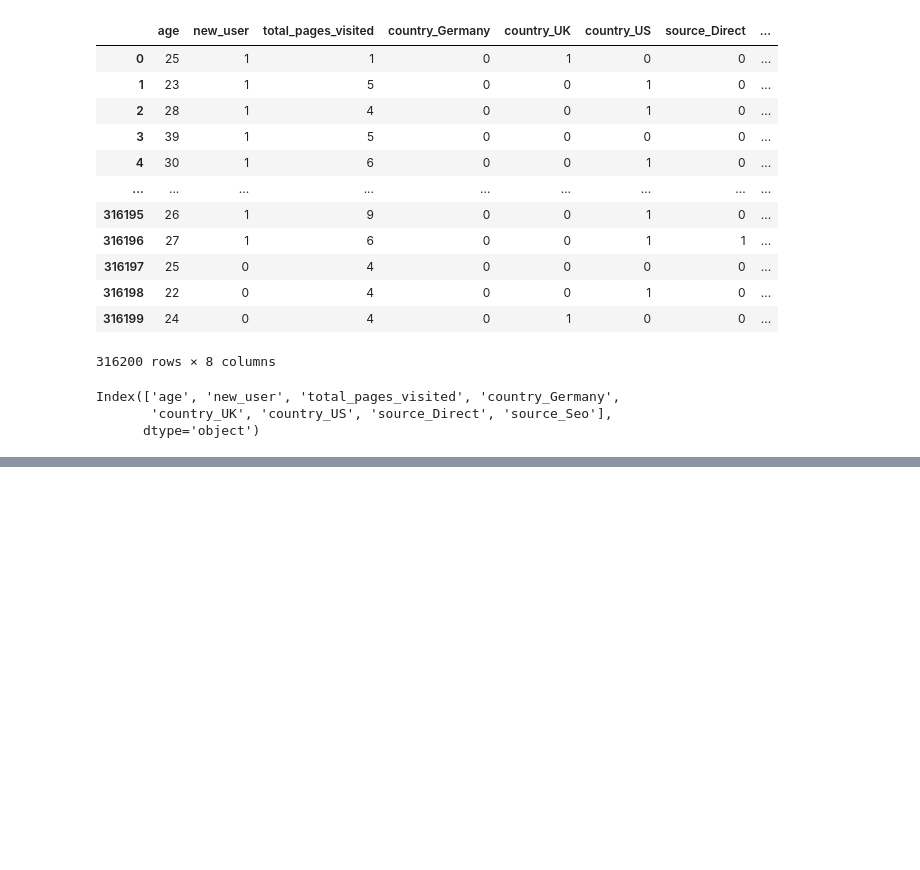
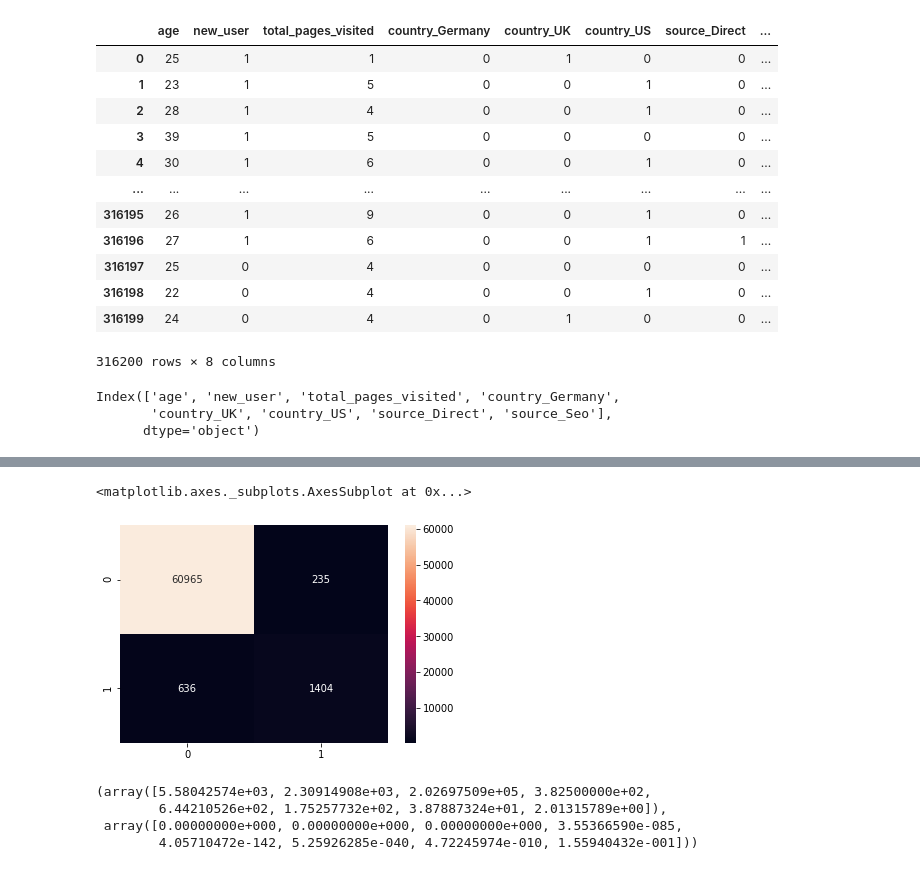
Before and after one commit to Baigala/03-Conversion-rate, a Jupyter notebook: Conversion Project.ipynb, the cells around one changed output, grey strips where cells are left out. Cells and saved outputs as stored; diff of their text form; code cells hidden in the pictures; blank space fills up the shorter version.

```diff
--- a/Conversion Project.ipynb
+++ b/Conversion Project.ipynb
@@ -245,0 +157,17 @@ X_test = sc_x.transform(X_test)
+# %%
+from sklearn.metrics import confusion_matrix
+
+cm = confusion_matrix(y_test, y_pred)
+sns.heatmap(cm, annot=True, fmt="d")
+# %% [output]
+<matplotlib.axes._subplots.AxesSubplot at 0x...>
+[figure, added]
+# %%
+#Let's test with Chi2 test
+dataset=sklearn.feature_selection.chi2(X, y)
+dataset
+# %% [output]
+(array([5.58042574e+03, 2.30914908e+03, 2.02697509e+05, 3.82500000e+02,
+        6.44210526e+02, 1.75257732e+02, 3.87887324e+01, 2.01315789e+00]),
+ array([0.00000000e+000, 0.00000000e+000, 0.00000000e+000, 3.55366590e-085,
+        4.05710472e-142, 5.25926285e-040, 4.72245974e-010, 1.55940432e-001]))
```
Also changed, not shown: parts of 77 cells of this notebook, 1 other file.
